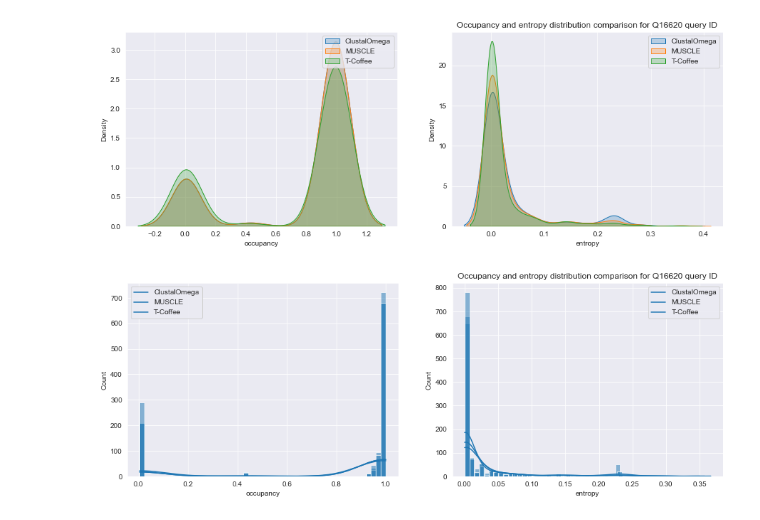
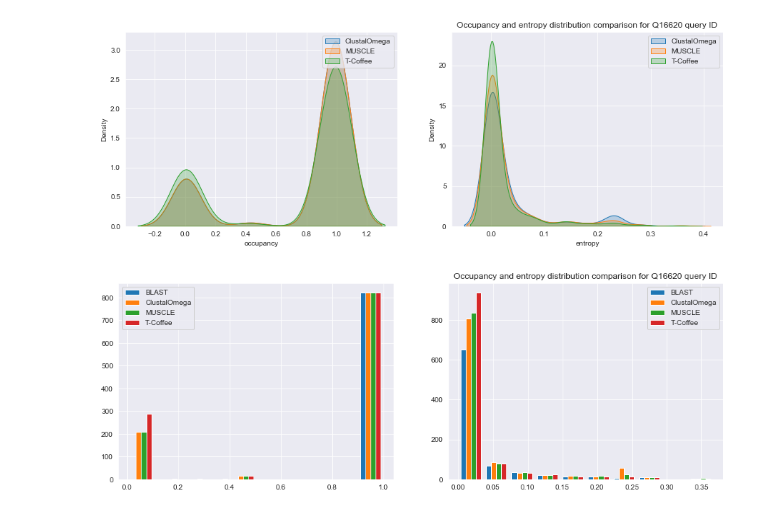
Before and after one commit to AlyaHarvelle/HMMER, a Jupyter notebook: MSA_0305.ipynb, the cells around one changed output. Cells and saved outputs as stored; diff of their text form; code cells hidden in the pictures.

```diff
--- a/MSA_0305.ipynb
+++ b/MSA_0305.ipynb
@@ -194,18 +195,11 @@ plt.show()
 [figure]
 # %%
 fig, (ax1, ax2) = plt.subplots(1, 2, figsize=(15, 5))
-#sns.histplot(blast_calc['occupancy'], kde = True, bins = 50, alpha=0.5, ax = ax1)
-sns.histplot(clustal_calc['occupancy'], kde = True, bins = 50, alpha=0.5, ax = ax1)
-sns.histplot(muscle_calc['occupancy'], kde = True, bins = 50, alpha=0.5, ax = ax1)
-sns.histplot(tcoffee_calc['occupancy'], kde = True, bins = 50, alpha=0.5, ax = ax1)
-#sns.histplot(blast_calc['entropy'], kde = True, bins = 50, alpha=0.5, ax = ax2)
-sns.histplot(clustal_calc['entropy'], kde = True, bins = 50, alpha=0.5, ax = ax2)
-sns.histplot(muscle_calc['entropy'], kde = True, bins = 50, alpha=0.5, ax = ax2)
-sns.histplot(tcoffee_calc['entropy'], kde = True, bins = 50, alpha=0.5, ax = ax2)
-
-ax1.legend(['ClustalOmega', 'MUSCLE', 'T-Coffee'])
-ax2.legend(['ClustalOmega', 'MUSCLE', 'T-Coffee'])
+ax1.hist([blast_calc['occupancy'], clustal_calc['occupancy'], muscle_calc['occupancy'], tcoffee_calc['occupancy']])
+ax2.hist([blast_calc['entropy'], clustal_calc['entropy'], muscle_calc['entropy'], tcoffee_calc['entropy']])
+ax1.legend(['BLAST', 'ClustalOmega', 'MUSCLE', 'T-Coffee'])
+ax2.legend(['BLAST', 'ClustalOmega', 'MUSCLE', 'T-Coffee'])
 plt.title(f'Occupancy and entropy distribution comparison for {q_id} query ID')
 plt.show()
 # %% [output]
-[figure, old version]
+[figure, new version]
```
Also changed, not shown: parts of 2 cells of this notebook.
